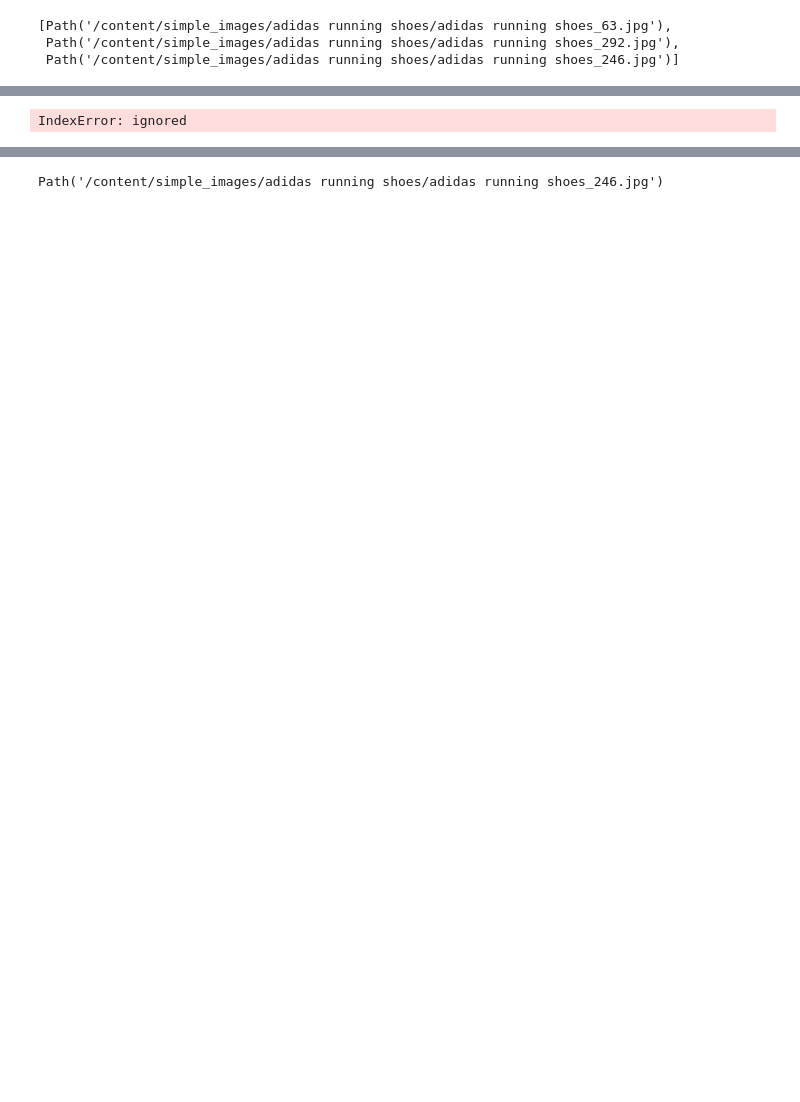
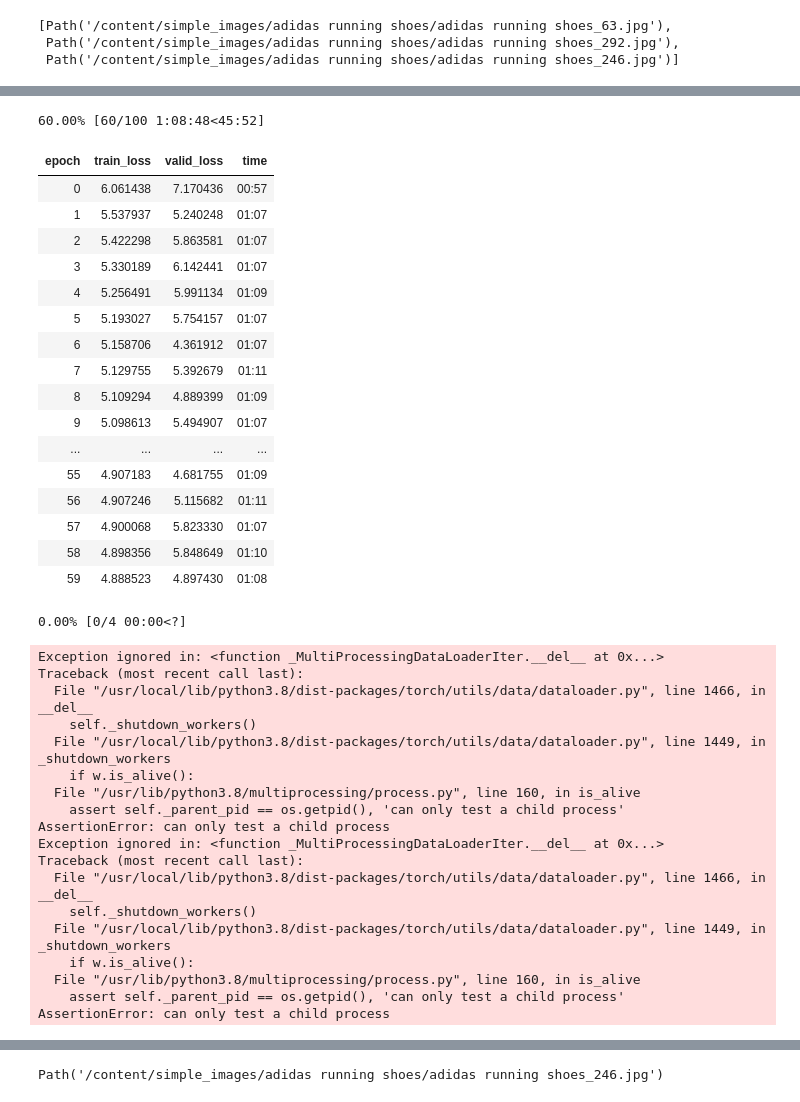
Before and after one commit to afortuny/DeepLearningProduction, a Jupyter notebook: Image_extractor.ipynb, the cells around one changed output, grey strips where cells are left out. Saved outputs shown, nothing was run; the diff lists cells and outputs as text; code cells hidden in the pictures; blank space fills up the shorter version.

Commit message:
managed to get moco running pending embedding extract

```diff
--- a/Image_extractor.ipynb
+++ b/Image_extractor.ipynb
@@ -40,0 +50,2 @@ dls = ImageDataLoaders.from_folder(Path('/content/simple_images'),valid_pct=0.2)
+# %%
+path = Path('/content/simple_images')
@@ -46,7 +60,7 @@ dls.valid_ds.items[:3]
  Path('/content/simple_images/adidas running shoes/adidas running shoes_246.jpg')]
 # %%
 def get_dls(size, bs, workers=None):
-    source = Path('/content/simple_images')
+    source = path
 
     def dummy_label(o): return 0
     files = get_image_files(source)
@@ -88,6 +84,6 @@ for (i, new) in enumerate(resized_images):
 encoder = create_encoder("tf_efficientnet_b4_ns", n_in=3, pretrained=False) # a timm encoder
 model = create_moco_model(encoder, hidden_size=2048, projection_size=128)
 aug_pipelines = get_moco_aug_pipelines(size=size)
-learn = Learner(new_dl, model,loss_func=noop,cbs=[MOCO(aug_pipelines=aug_pipelines, K=128)])
+learn = Learner(dls, model,loss_func=noop,cbs=[MOCO(aug_pipelines=aug_pipelines, K=128)])
 learn.fit_flat_cos(100, 1e-2)
 # %% [output]
@@ -95 +90,37 @@ learn.fit_flat_cos(100, 1e-2)
-IndexError: ignored
+60.00% [60/100 1:08:48<45:52]
+| epoch | train_loss | valid_loss | time |
+| 0 | 6.061438 | 7.170436 | 00:57 |
+| 1 | 5.537937 | 5.240248 | 01:07 |
+| 2 | 5.422298 | 5.863581 | 01:07 |
+| 3 | 5.330189 | 6.142441 | 01:07 |
+| 4 | 5.256491 | 5.991134 | 01:09 |
+| 5 | 5.193027 | 5.754157 | 01:07 |
+| 6 | 5.158706 | 4.361912 | 01:07 |
+| 7 | 5.129755 | 5.392679 | 01:11 |
+| 8 | 5.109294 | 4.889399 | 01:09 |
+| 9 | 5.098613 | 5.494907 | 01:07 |
+| ... | ... | ... | ... |
+| 55 | 4.907183 | 4.681755 | 01:09 |
+| 56 | 4.907246 | 5.115682 | 01:11 |
+| 57 | 4.900068 | 5.823330 | 01:07 |
+| 58 | 4.898356 | 5.848649 | 01:10 |
+| 59 | 4.888523 | 4.897430 | 01:08 |
+0.00% [0/4 00:00<?]
+Exception ignored in: <function _MultiProcessingDataLoaderIter.__del__ at 0x...>
+Traceback (most recent call last):
+  File "/usr/local/lib/python3.8/dist-packages/torch/utils/data/dataloader.py", line 1466, in __del__
+    self._shutdown_workers()
+  File "/usr/local/lib/python3.8/dist-packages/torch/utils/data/dataloader.py", line 1449, in _shutdown_workers
+    if w.is_alive():
+  File "/usr/lib/python3.8/multiprocessing/process.py", line 160, in is_alive
+    assert self._parent_pid == os.getpid(), 'can only test a child process'
+AssertionError: can only test a child process
+Exception ignored in: <function _MultiProcessingDataLoaderIter.__del__ at 0x...>
+Traceback (most recent call last):
+  File "/usr/local/lib/python3.8/dist-packages/torch/utils/data/dataloader.py", line 1466, in __del__
+    self._shutdown_workers()
+  File "/usr/local/lib/python3.8/dist-packages/torch/utils/data/dataloader.py", line 1449, in _shutdown_workers
+    if w.is_alive():
+  File "/usr/lib/python3.8/multiprocessing/process.py", line 160, in is_alive
+    assert self._parent_pid == os.getpid(), 'can only test a child process'
+AssertionError: can only test a child process
```
Also changed, not shown: parts of 14 cells of this notebook.
